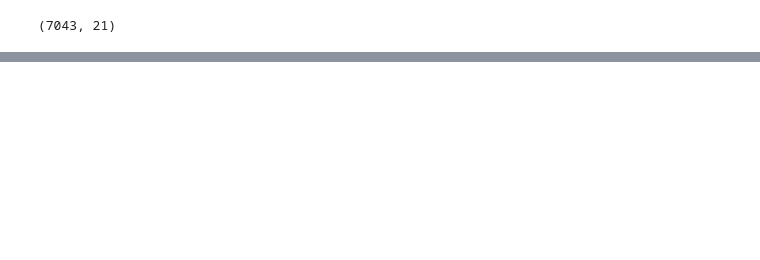
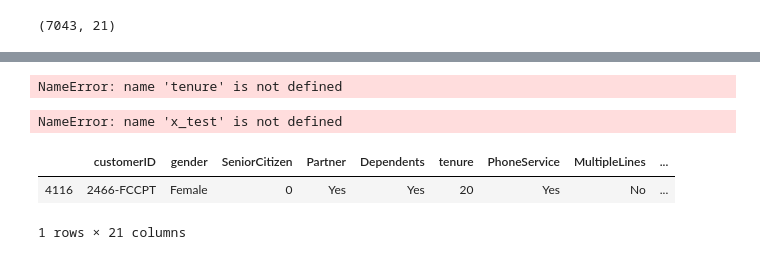
Before and after one commit to Bretius/Churn_Project, a Jupyter notebook: BretiusMustaphat_projetIBM.ipynb, the cells around one changed output, grey strips where cells are left out. Saved outputs shown, nothing was run; the diff lists cells and outputs as text; code cells hidden in the pictures; blank space fills up the shorter version.

```diff
--- a/BretiusMustaphat_projetIBM.ipynb
+++ b/BretiusMustaphat_projetIBM.ipynb
@@ -622,0 +722,16 @@ df.shape
+# %%
+df=(tenure,MonthlyCharges)
+# %%
+model.fit()
+# %% [output]
+NameError: name 'tenure' is not defined
+# %%
+predictions = model.predict(x_test)
+# %% [output]
+NameError: name 'x_test' is not defined
+# %%
+df.sample(1)
+# %% [output]
+|  | customerID | gender | SeniorCitizen | Partner | Dependents | tenure | PhoneService | MultipleLines | ... |
+| 4116 | 2466-FCCPT | Female | 0 | Yes | Yes | 20 | Yes | No | ... |
+1 rows × 21 columns
```
Also changed, not shown: parts of 28 cells of this notebook.
